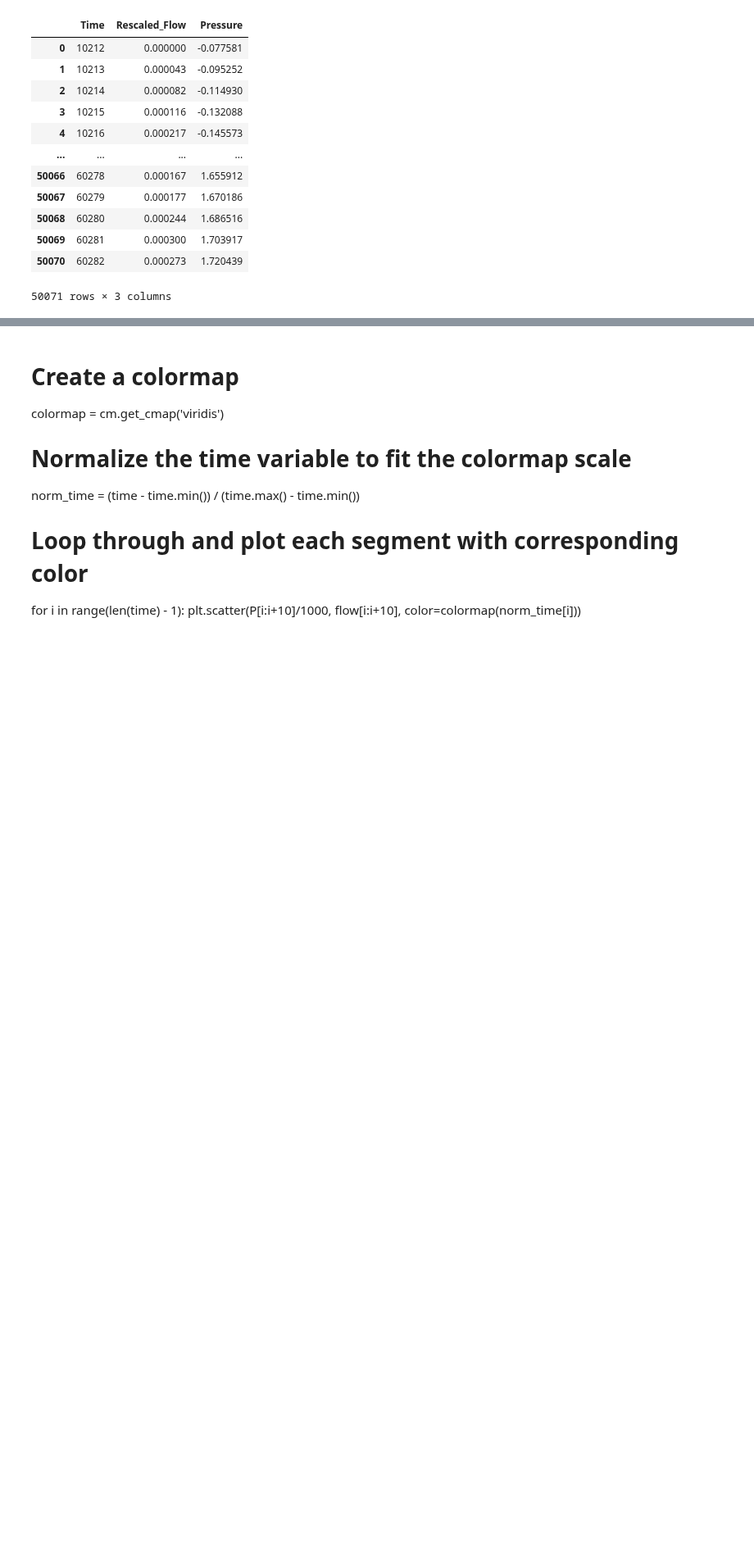
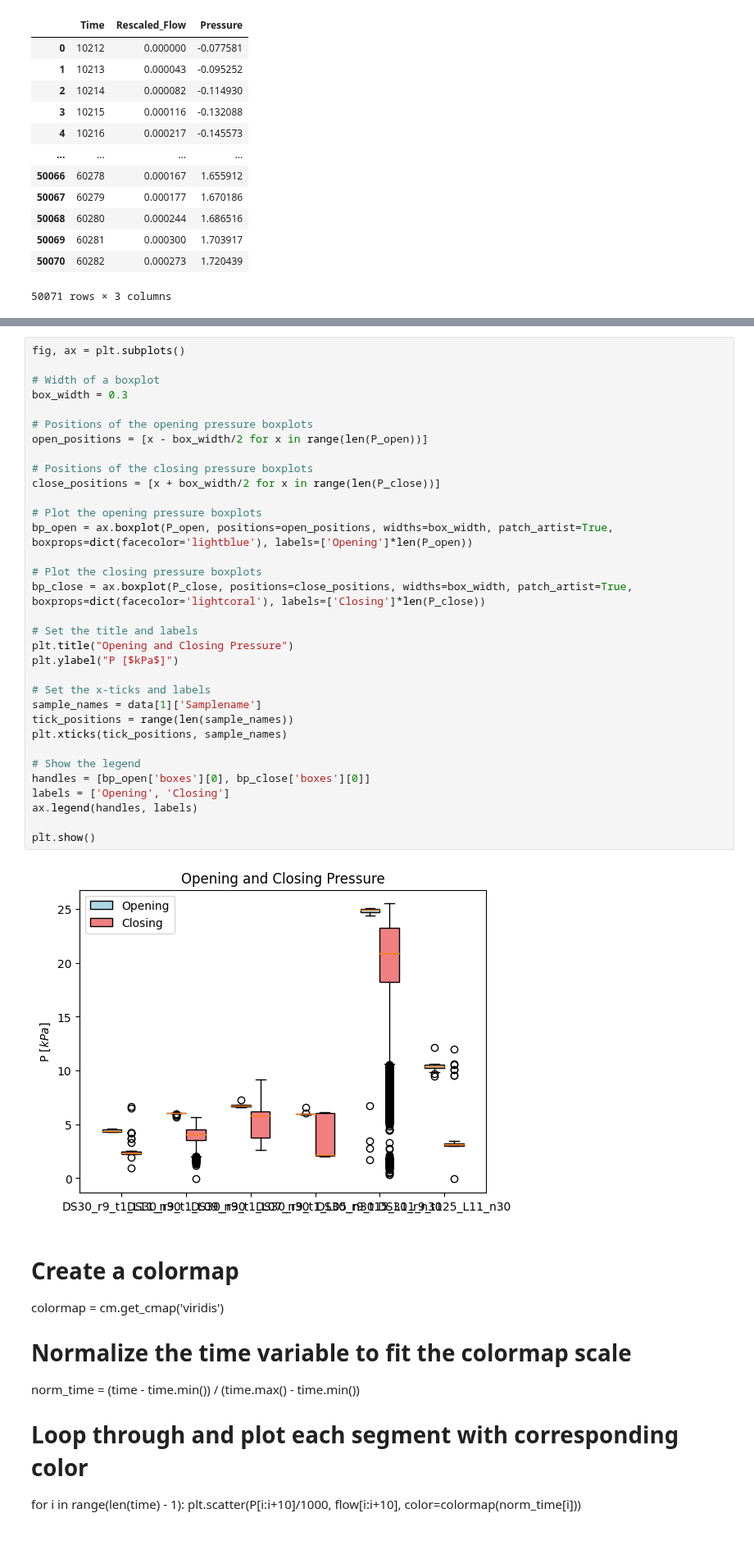
Before and after one commit to Olviel/Thermal_Soft_Robotics, a Jupyter notebook: Thermal_actuation/Experimental/Fluidic/Rothmund_Pressure_release/Valve_leak_test_rothmund_v2.ipynb, the cells around one changed output, grey strips where cells are left out. Shown at 82% size. Saved outputs shown, nothing was run; the diff lists cells and outputs as text; blank space fills up the shorter version.

```diff
--- a/Thermal_actuation/Experimental/Fluidic/Rothmund_Pressure_release/Valve_leak_test_rothmund_v2.ipynb
+++ b/Thermal_actuation/Experimental/Fluidic/Rothmund_Pressure_release/Valve_leak_test_rothmund_v2.ipynb
@@ -285,3 +307,38 @@ plt.xticks([1], ['DS30: R9, h0'])
+# %%
+fig, ax = plt.subplots()
+
+# Width of a boxplot
+box_width = 0.3
+
+# Positions of the opening pressure boxplots
+open_positions = [x - box_width/2 for x in range(len(P_open))]
+
+# Positions of the closing pressure boxplots
+close_positions = [x + box_width/2 for x in range(len(P_close))]
+
+# Plot the opening pressure boxplots
+bp_open = ax.boxplot(P_open, positions=open_positions, widths=box_width, patch_artist=True, boxprops=dict(facecolor='lightblue'), labels=['Opening']*len(P_open))
+
+# Plot the closing pressure boxplots
+bp_close = ax.boxplot(P_close, positions=close_positions, widths=box_width, patch_artist=True, boxprops=dict(facecolor='lightcoral'), labels=['Closing']*len(P_close))
+
+# Set the title and labels
+plt.title("Opening and Closing Pressure")
+plt.ylabel("P [$kPa$]")
+
+# Set the x-ticks and labels
+sample_names = data[1]['Samplename']
+tick_positions = range(len(sample_names))
+plt.xticks(tick_positions, sample_names)
+
+# Show the legend
+handles = [bp_open['boxes'][0], bp_close['boxes'][0]]
+labels = ['Opening', 'Closing']
+ax.legend(handles, labels)
+
+plt.show()
+# %% [output]
+[figure, added]
 # %% [markdown]
 # Create a colormap
 colormap = cm.get_cmap('viridis')
```
Also changed, not shown: parts of 8 cells of this notebook.
